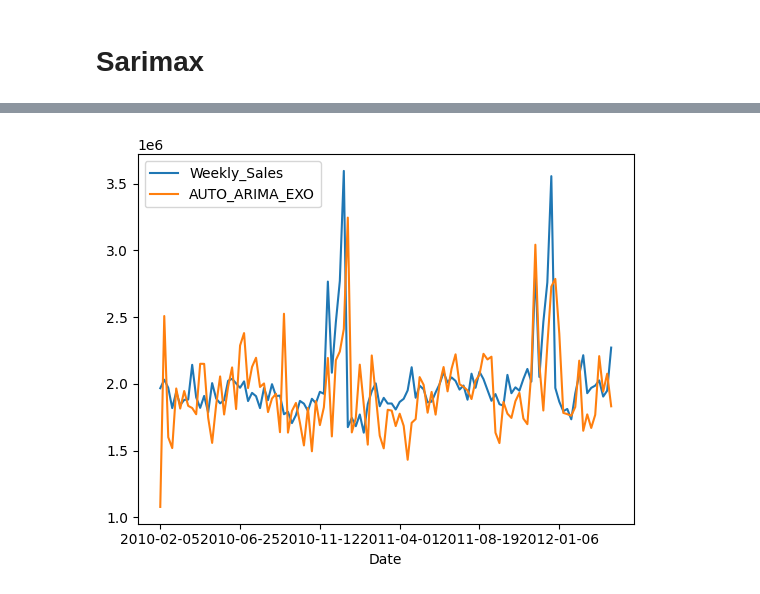
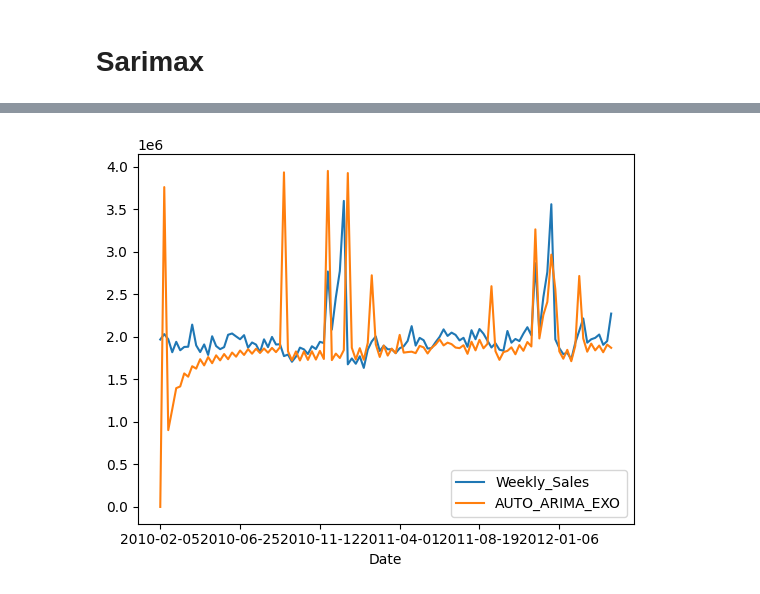
Before and after one commit to Pangellotti/darts_practice, a Jupyter notebook: darts_practice/src/models_train.ipynb, the cells around one changed output, grey strips where cells are left out. Cells and saved outputs as stored; diff of their text form; code cells hidden in the pictures.

```diff
--- a/darts_practice/src/models_train.ipynb
+++ b/darts_practice/src/models_train.ipynb
@@ -159,7 +171,7 @@ auto_arima(df_end.Weekly_Sales,seasonal=True,m=52,max_P=5,max_D=1,max_Q=2)
 ARIMA(order=(2, 0, 2), scoring_args={}, seasonal_order=(1, 0, 0, 52),
       suppress_warnings=True)
 # %%
-model4 = SARIMAX(df_end.Weekly_Sales, order=(2, 0, 2), seasonal_order=(1, 0, 0, 52))
+model4 = SARIMAX(df1.Weekly_Sales, order=(2, 0, 2), seasonal_order=(1, 0, 0, 52))
 aar_fit=model4.fit()
 # %%
 aar_fit.summary()
@@ -187,5 +199,5 @@ Warnings:
 [1] Covariance matrix calculated using the outer product of gradients (complex-step).
 [2] Covariance matrix is singular or near-singular, with condition number 3.56e+37. Standard errors may be unstable.
 # %%
-df_end['AUTO_ARIMA'] = aar_fit.predict()
+df_val['AUTO_ARIMA'] = aar_fit.predict()
 # %%
@@ -206,8 +218,7 @@ df_exo.head()
 | 2010-02-26 | 1817850.32 | 29.98 | 2.667 | 0.0 | 0.0 | 0.0 | 0.0 | 0.0 | 126.552286 | ... |
 | 2010-03-05 | 1939980.43 | 40.65 | 2.681 | 0.0 | 0.0 | 0.0 | 0.0 | 0.0 | 126.578286 | ... |
 # %%
-model5 = SARIMAX(df_exo.Weekly_Sales, order=(2, 0, 2), seasonal_order=(1, 0, 0, 52),exog=df_exo[[
-                                                                                                 'IsHoliday','Temperature']])
+model5 = SARIMAX(df2.Weekly_Sales, order=(2, 0, 2), seasonal_order=(1, 0, 0, 52),exog=df2[['IsHoliday']])
 aa_exo_fit=model5.fit()
 # %%
 aa_exo_fit.summary()
@@ -239,7 +249,7 @@ Warnings:
 # %%
-df_end['AUTO_ARIMA_EXO'] = aa_exo_fit.predict()
+df_val['AUTO_ARIMA_EXO'] = aa_exo_fit.predict()
 # %%
-df_end[['Weekly_Sales', 'AUTO_ARIMA_EXO']].plot()
+df_val[['Weekly_Sales', 'AUTO_ARIMA_EXO']].plot()
 plt.show()
 # %% [output]
-[figure, old version]
+[figure, new version]
```
Also changed, not shown: parts of 39 cells of this notebook, 6 other files.
